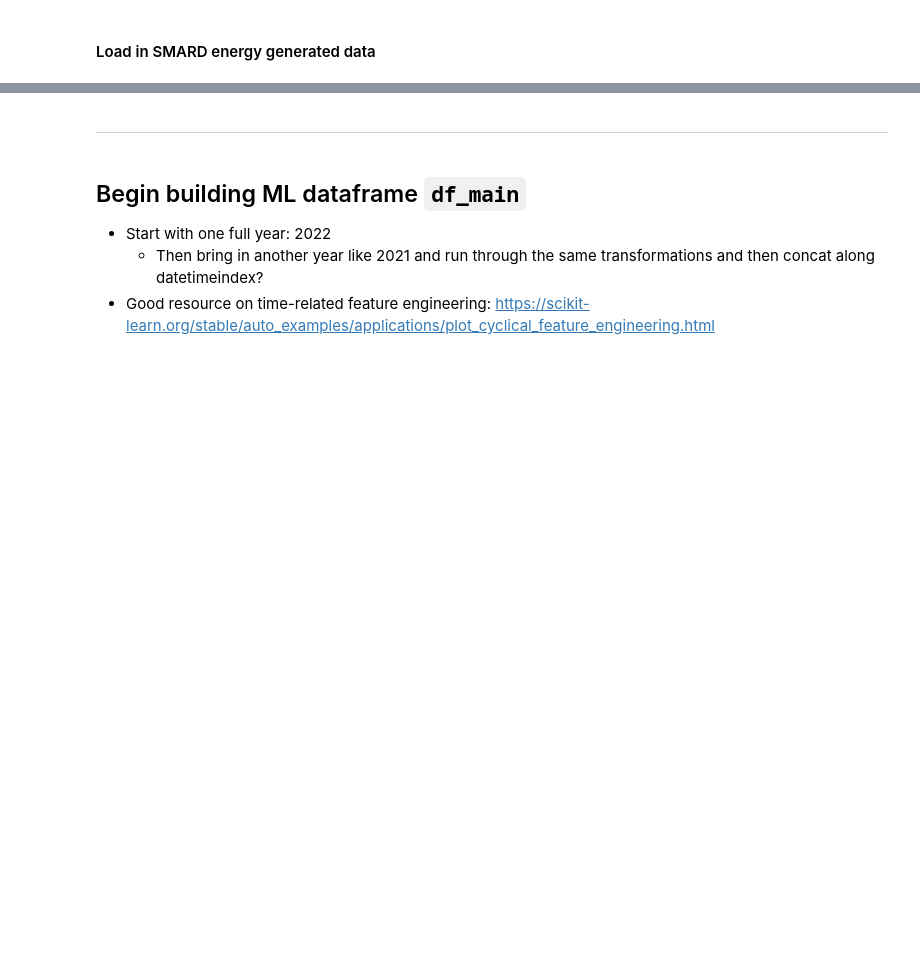
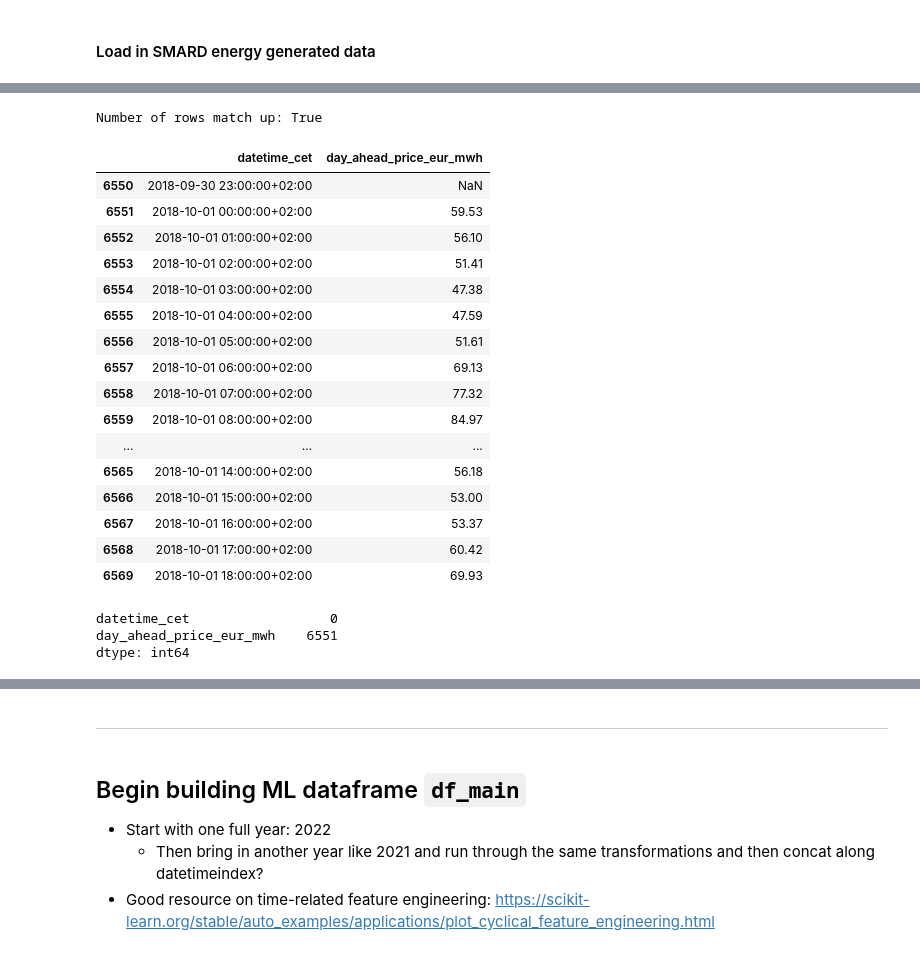
Before and after one commit to meteoviz/wind_power_forecasting_germany, a Jupyter notebook: notebooks/ML_dataframe.ipynb, the cells around one changed output, grey strips where cells are left out. Cells and saved outputs as stored; diff of their text form; code cells hidden in the pictures; blank space fills up the shorter version.

```diff
--- a/notebooks/ML_dataframe.ipynb
+++ b/notebooks/ML_dataframe.ipynb
@@ -141,0 +217,4 @@ df_smard_generated.head(3)
+# %%
+df_smard_market_price = load_SMARD_market_price_data()
+# %% [output]
+Number of rows match up: True
@@ -141,0 +223,26 @@ df_smard_generated.head(3)
+# %%
+df_smard_market_price.iloc[6550:].head(20)
+# %% [output]
+|  | datetime_cet | day_ahead_price_eur_mwh |
+| 6550 | 2018-09-30 23:00:00+02:00 | NaN |
+| 6551 | 2018-10-01 00:00:00+02:00 | 59.53 |
+| 6552 | 2018-10-01 01:00:00+02:00 | 56.10 |
+| 6553 | 2018-10-01 02:00:00+02:00 | 51.41 |
+| 6554 | 2018-10-01 03:00:00+02:00 | 47.38 |
+| 6555 | 2018-10-01 04:00:00+02:00 | 47.59 |
+| 6556 | 2018-10-01 05:00:00+02:00 | 51.61 |
+| 6557 | 2018-10-01 06:00:00+02:00 | 69.13 |
+| 6558 | 2018-10-01 07:00:00+02:00 | 77.32 |
+| 6559 | 2018-10-01 08:00:00+02:00 | 84.97 |
+| ... | ... | ... |
+| 6565 | 2018-10-01 14:00:00+02:00 | 56.18 |
+| 6566 | 2018-10-01 15:00:00+02:00 | 53.00 |
+| 6567 | 2018-10-01 16:00:00+02:00 | 53.37 |
+| 6568 | 2018-10-01 17:00:00+02:00 | 60.42 |
+| 6569 | 2018-10-01 18:00:00+02:00 | 69.93 |
+# %%
+df_smard_market_price.isna().sum()
+# %% [output]
+datetime_cet                  0
+day_ahead_price_eur_mwh    6551
+dtype: int64
```
Also changed, not shown: parts of 33 cells of this notebook.
